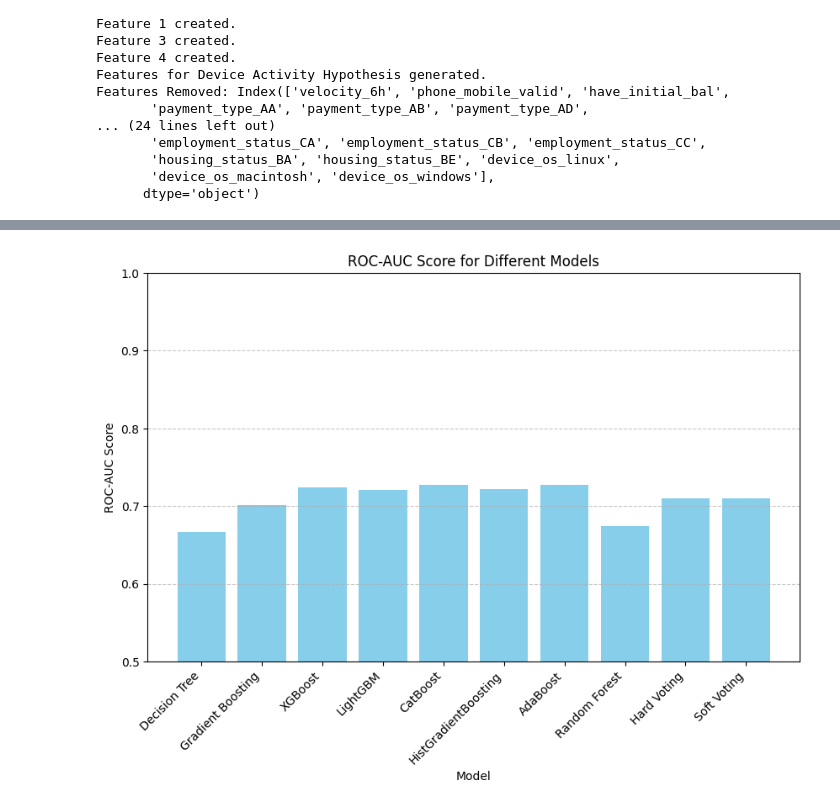
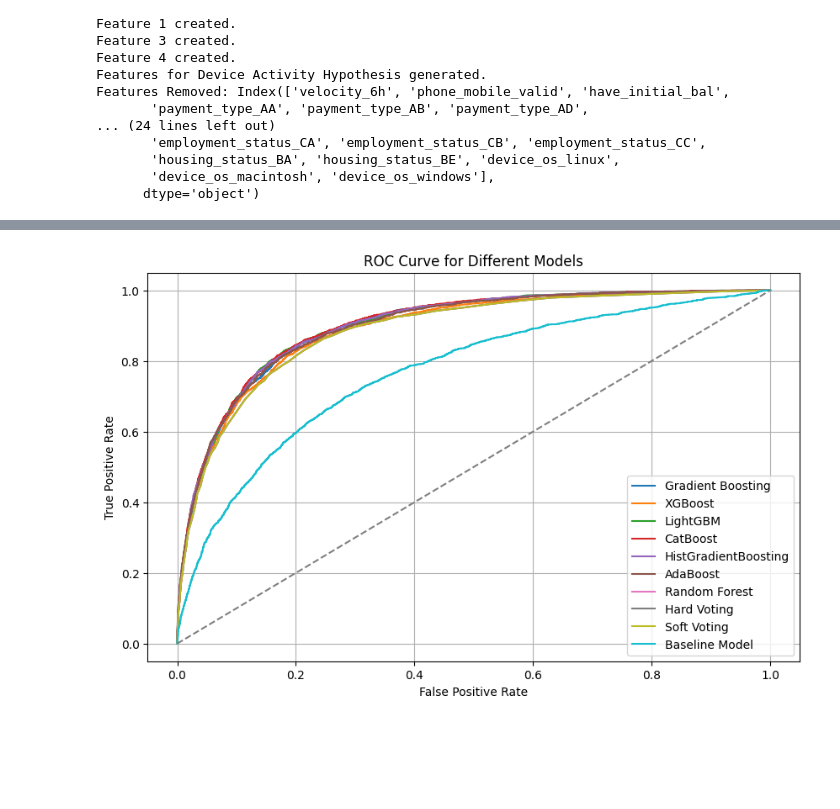
Before and after one commit to kclzl-nus/Detect-Fraudulent-Bank-Accounts, a Jupyter notebook: notebooks/4.1-challenger-model.ipynb, the cells around one changed output, grey strips where cells are left out. Saved outputs shown, nothing was run; the diff lists cells and outputs as text; code cells hidden in the pictures; blank space fills up the shorter version.

Commit message:
Clean up Challenger Model

```diff
--- a/notebooks/4.1-challenger-model.ipynb
+++ b/notebooks/4.1-challenger-model.ipynb
@@ -228,7 +252,7 @@ Performing Grid Search CV on RF
 # Grid Search with Random Forest
 
 # Define the file path for saving/loading the model
-rf_grid_model_path = '../models/rf_grid_model.pkl'
+rf_grid_model_path = '../models/rf_grid_model_rfe.pkl'
 
 # Check if the model file exists
 if os.path.exists(rf_grid_model_path):
@@ -750,7 +838,7 @@ combinations_list
 with open('../data/xgb_models.pkl', 'wb') as f:
     pickle.dump(xgb_models, f)
 
-with open('rf_models.pkl', 'wb') as f:
+with open('./data/rf_models.pkl', 'wb') as f:
     pickle.dump(rf_models, f)
 # %%
 visualize_roc_auc(xgb_models)
@@ -868,33 +956,33 @@ pd.DataFrame(y_test_rfe_fe).to_csv('../data/processed/y_test_rfe_fe.csv', index=
 # %%
 #DT Model
 dt_model = DecisionTreeClassifier(random_state=42)
-dt_model, fpr_dt, tpr_dt, thresholds_dt, dt_roc_auc = train_and_evaluate_model(dt_model, X_train_rfe_fe, y_train_rfe_fe , X_test_rfe_fe, y_test_rfe_fe)
+dt_model, fpr_dt, tpr_dt, thresholds_dt, dt_roc_auc = train_and_evaluate_model('decisiontreeclassifier_model',dt_model, X_train_rfe_fe, y_train_rfe_fe , X_test_rfe_fe, y_test_rfe_fe)
 
 #GB Model
 gb_model = GradientBoostingClassifier(random_state=42)
-gb_model, fpr_gb, tpr_gb, thresholds_gb, gb_roc_auc = train_and_evaluate_model(gb_model,  X_train_rfe_fe, y_train_rfe_fe , X_test_rfe_fe, y_test_rfe_fe)
+gb_model, fpr_gb, tpr_gb, thresholds_gb, gb_roc_auc = train_and_evaluate_model('gradientboostingclassifier_model',gb_model,  X_train_rfe_fe, y_train_rfe_fe , X_test_rfe_fe, y_test_rfe_fe)
 
 #XGB Model
 xgb_model = XGBClassifier(random_state=42)
-xgb_model, fpr_xgb, tpr_xgb, thresholds_xgb, xgb_roc_auc = train_and_evaluate_model(xgb_model,  X_train_rfe_fe, y_train_rfe_fe , X_test_rfe_fe, y_test_rfe_fe)
+xgb_model, fpr_xgb, tpr_xgb, thresholds_xgb, xgb_roc_auc = train_and_evaluate_model('xgbclassifier_model',xgb_model,  X_train_rfe_fe, y_train_rfe_fe , X_test_rfe_fe, y_test_rfe_fe)
 
 # LightGBM
 lgbm_model = LGBMClassifier(random_state=42)
-lgbm_model, fpr_lgbm, tpr_lgbm, thresholds_lgbm, lgbm_roc_auc = train_and_evaluate_model(lgbm_model, X_train_rfe_fe, y_train_rfe_fe , X_test_rfe_fe, y_test_rfe_fe)
+lgbm_model, fpr_lgbm, tpr_lgbm, thresholds_lgbm, lgbm_roc_auc = train_and_evaluate_model('lgbmclassifier_model',lgbm_model, X_train_rfe_fe, y_train_rfe_fe , X_test_rfe_fe, y_test_rfe_fe)
 
 # # CatBoost
 catboost_model = CatBoostClassifier(random_state=42, verbose=0)
-catboost_model, fpr_catboost, tpr_catboost, thresholds_catboost, catboost_roc_auc = train_and_evaluate_model(catboost_model,  X_train_rfe_fe, y_train_rfe_fe , X_test_rfe_fe, y_test_rfe_fe)
+catboost_model, fpr_catboost, tpr_catboost, thresholds_catboost, catboost_roc_auc = train_and_evaluate_model('catboostclassifier_model',catboost_model,  X_train_rfe_fe, y_train_rfe_fe , X_test_rfe_fe, y_test_rfe_fe)
 
 # HistGradientBoostingClassifier
 hist_gb_model = HistGradientBoostingClassifier(random_state=42)
-hist_gb_model, fpr_hist_gb, tpr_hist_gb, thresholds_hist_gb, hist_gb_roc_auc = train_and_evaluate_model(hist_gb_model,  X_train_rfe_fe, y_train_rfe_fe , X_test_rfe_fe, y_test_rfe_fe)
+hist_gb_model, fpr_hist_gb, tpr_hist_gb, thresholds_hist_gb, hist_gb_roc_auc = train_and_evaluate_model('histgradientboostingclassifier_model',hist_gb_model,  X_train_rfe_fe, y_train_rfe_fe , X_test_rfe_fe, y_test_rfe_fe)
 
 # adaboostClassifier
 adaboost_model = AdaBoostClassifier(random_state=42)
-adaboost_model, fpr_adaboost, tpr_adaboost, thresholds_adaboost, adaboost_roc_auc = train_and_evaluate_model(adaboost_model,  X_train_rfe_fe, y_train_rfe_fe , X_test_rfe_fe, y_test_rfe_fe)
+adaboost_model, fpr_adaboost, tpr_adaboost, thresholds_adaboost, adaboost_roc_auc = train_and_evaluate_model('adaboostclassifier_model', adaboost_model,  X_train_rfe_fe, y_train_rfe_fe , X_test_rfe_fe, y_test_rfe_fe)
 
 # Random Forest
 rf_model = RandomForestClassifier(random_state=42)
-rf_model, fpr_rf, tpr_rf, thresholds_rf, rf_roc_auc = train_and_evaluate_model(rf_model,  X_train_rfe_fe, y_train_rfe_fe , X_test_rfe_fe, y_test_rfe_fe)
+rf_model, fpr_rf, tpr_rf, thresholds_rf, rf_roc_auc = train_and_evaluate_model('randomforestclassifier_model', rf_model,  X_train_rfe_fe, y_train_rfe_fe , X_test_rfe_fe, y_test_rfe_fe)
 # %% [output]
@@ -1014,50 +1237,83 @@ with open('../models/soft_voting_model.pkl', 'wb') as file:
 # %%
+# Initialize lists to store model names and ROC curves
+model_names = []
+roc_curves = []
 
-# Initialize lists to store model names and ROC-AUC scores
-model_names = []
-roc_auc_scores = []
+# Lists to store evaluation metrics
+recalls = []
+accuracies = []
+f1_scores = []
+precisions = []
 
 # List of all models
 all_models = [
-    ('Decision Tree', dt_model),
+    # ('Decision Tree', dt_model),
     ('Gradient Boosting', gb_model),
     ('XGBoost', xgb_model),
     ('LightGBM', lgbm_model),
     ('CatBoost', catboost_model),
     ('HistGradientBoosting', hist_gb_model),
     ('AdaBoost', adaboost_model),
     ('Random Forest', rf_model),
-    # ('Grid Search Random Forest', rf_grid_model)
     ('Hard Voting', hard_voting_model),
     ('Soft Voting', soft_voting_model)
 ]
 
-# Iterate over each model and calculate ROC-AUC
+# Iterate over each model
 for model_name, model in all_models:
+    # Make predictions
     if model_name in ['Hard Voting', 'Soft Voting']:
         # For voting models, use predict
         y_pred = model.predict(X_test_rfe_fe)
     else:
-        y_pred_proba = model.predict_proba(X_test_rfe_fe)
-        # Convert probability scores to predicted class labels
-        y_pred = np.argmax(y_pred_proba, axis=1)
+        # For individual models, handle probability estimates
+        try:
+            y_pred_proba = model.predict_proba(X_test_rfe_fe)[:, 1]
+        except AttributeError:
+            # Some models may not support predict_proba, in that case, use decision_function
+            y_pred_proba = model.decision_function(X_test_rfe_fe)
 
-    # Calculate ROC-AUC
-    roc_auc = roc_auc_score(y_test_rfe_fe, y_pred)
+        # Convert probabilities to binary predictions using a threshold
+        threshold = 0.5  # Example threshold, you can adjust this
+        y_pred = (y_pred_proba >= threshold).astype(int)
 
-    # Append model name and ROC-AUC score to lists
+    # Calculate evaluation metrics
+    recall = recall_score(y_test_rfe_fe, y_pred)
+    accuracy = accuracy_score(y_test_rfe_fe, y_pred)
+    f1 = f1_score(y_test_rfe_fe, y_pred)
+    precision = precision_score(y_test_rfe_fe, y_pred)
+
+    # Append model name and evaluation metrics to lists
     model_names.append(model_name)
-    roc_auc_scores.append(roc_auc)
+    recalls.append(recall)
+    accuracies.append(accuracy)
+    f1_scores.append(f1)
+    precisions.append(precision)
 
-# Plot ROC-AUC for all models
+    # Calculate ROC curve
+    fpr, tpr, _ = roc_curve(y_test_rfe_fe, y_pred_proba)
+    roc_curves.append((fpr, tpr))
+
+# Plot ROC curves for all models
 plt.figure(figsize=(10, 6))
-plt.bar(model_names, roc_auc_scores, color='skyblue')
-plt.xlabel('Model')
-plt.ylabel('ROC-AUC Score')
-plt.title('ROC-AUC Score for Different Models')
-plt.xticks(rotation=45, ha='right')
-plt.ylim(0.5, 1.0)  # Set y-axis limits to ensure better visualization
-plt.grid(axis='y', linestyle='--', alpha=0.7)
+for model_name, (fpr, tpr) in zip(model_names, roc_curves):
+    plt.plot(fpr, tpr, label=model_name)
+plt.plot(fpr_bm, tpr_bm, label='Baseline Model')
+plt.plot([0, 1], [0, 1], linestyle='--', color='gray')
+plt.xlabel('False Positive Rate')
+plt.ylabel('True Positive Rate')
+plt.title('ROC Curve for Different Models')
+plt.legend(loc='lower right')
+plt.grid(True)
 plt.show()
+
+# Print evaluation metrics for each model
+for i, model_name in enumerate(model_names):
+    print(f"Model: {model_name}")
+    print(f"Recall: {recalls[i]}")
+    print(f"Accuracy: {accuracies[i]}")
+    print(f"F1 Score: {f1_scores[i]}")
+    print(f"Precision: {precisions[i]}")
+    print()
 # %% [output]
-[figure, old version]
+[figure, new version]
```
Also changed, not shown: parts of 21 cells of this notebook.
